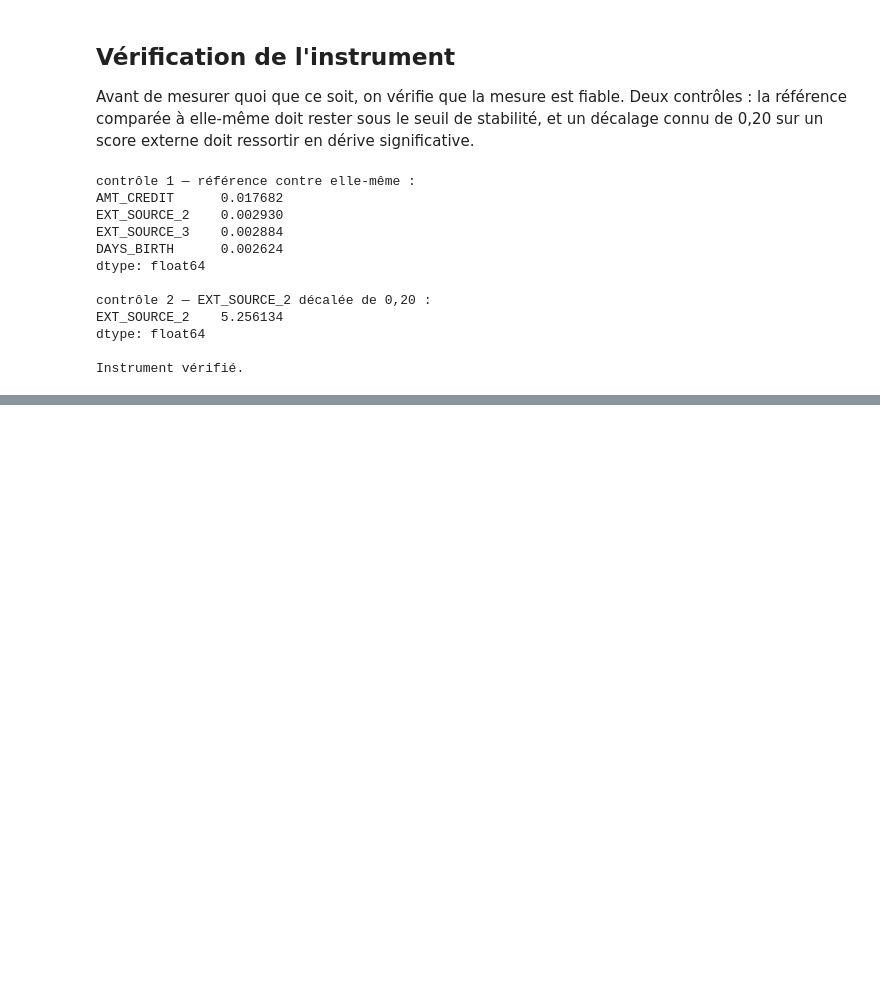
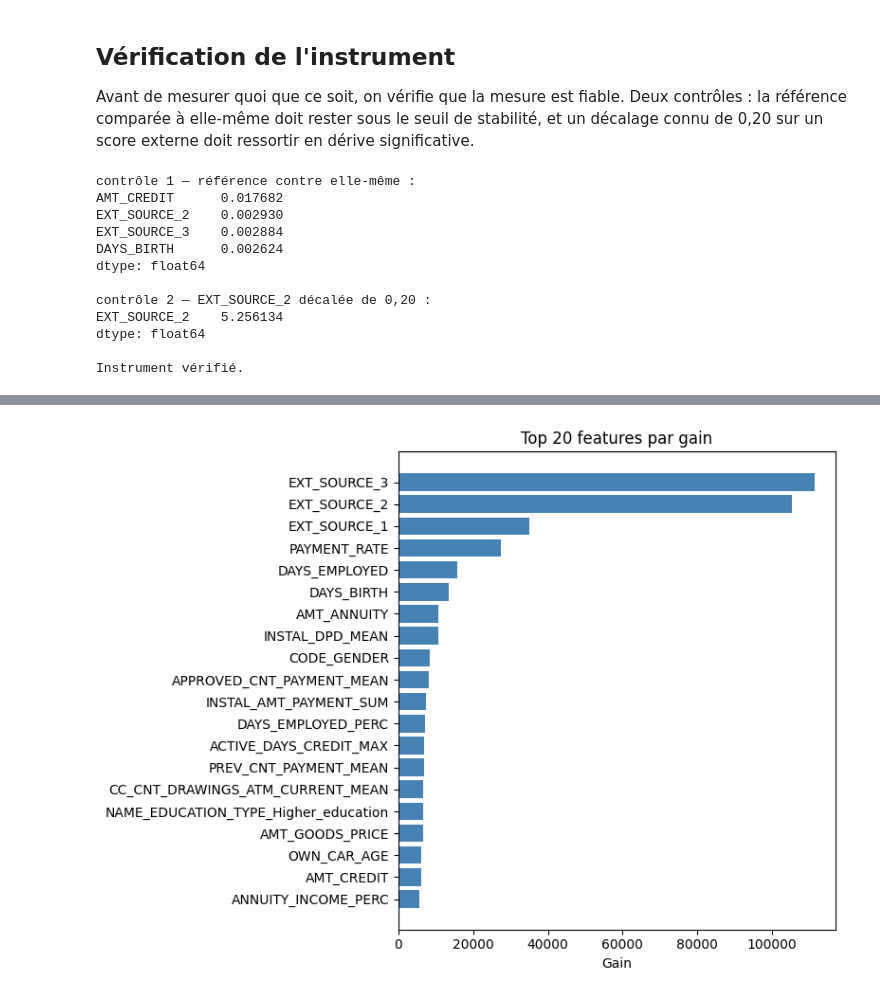
Before and after one commit to clemlre/credit-scoring-mlops, a Jupyter notebook: notebooks/07_data_drift.ipynb, the cells around one changed output, grey strips where cells are left out. Saved outputs shown, nothing was run; the diff lists cells and outputs as text; code cells hidden in the pictures; blank space fills up the shorter version.

```diff
--- a/notebooks/07_data_drift.ipynb
+++ b/notebooks/07_data_drift.ipynb
@@ -182,0 +193,21 @@ Instrument vérifié.
+# %%
+import matplotlib.pyplot as plt
+
+NB_FEATURES_SUIVIES = 20
+
+importances = (
+    pd.Series(booster.feature_importance(importance_type="gain"), index=NOMS_FEATURES)
+    .sort_values(ascending=False)
+)
+part_cumulee = importances.cumsum() / importances.sum()
+
+FEATURES_SUIVIES = importances.head(NB_FEATURES_SUIVIES).index.tolist()
+
+top20 = importances.head(NB_FEATURES_SUIVIES)
+fig, ax = plt.subplots(figsize=(8, 6))
+ax.barh(top20.index[::-1], top20.values[::-1], color="steelblue")
+ax.set_xlabel("Gain")
+ax.set_title(f"Top {NB_FEATURES_SUIVIES} features par gain")
+fig.tight_layout()
+# %% [output]
+[figure, added]
```
Also changed, not shown: parts of 1 cell of this notebook.
